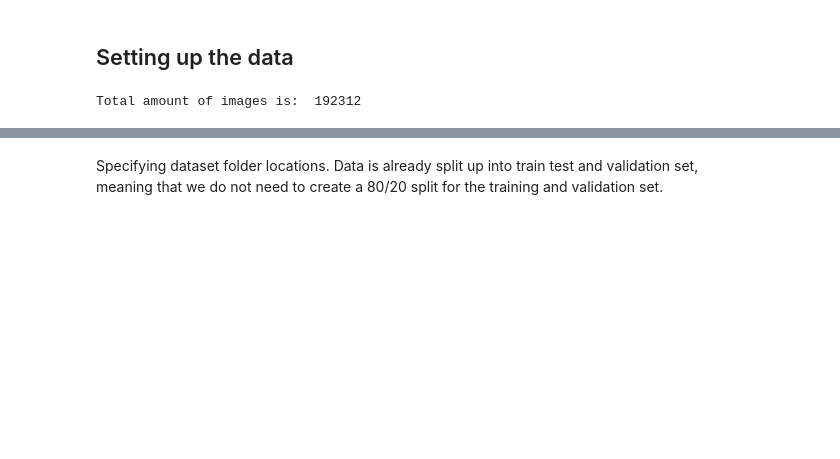
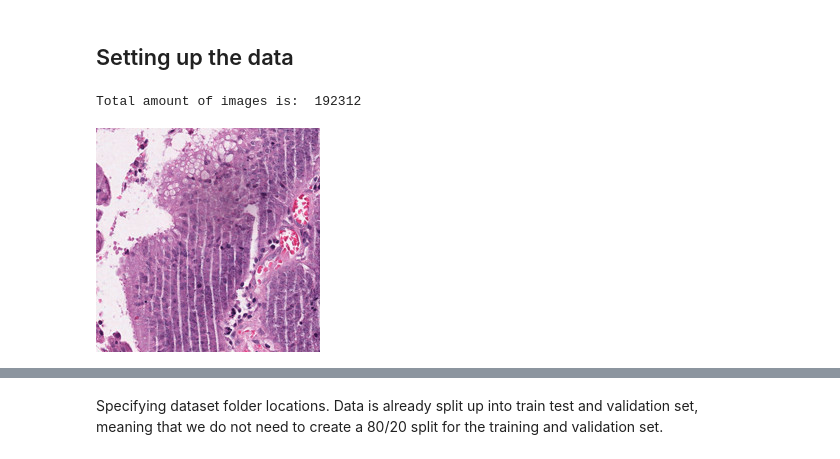
Before and after one commit to Bernold1/Gastrointestinal-Cancer-MSI-MSS-Prediction, a Jupyter notebook: slutprojek-tf.ipynb, the cells around one changed output, grey strips where cells are left out. Drawn from its saved outputs; the diff is of its cells as text; code cells hidden in the pictures; blank space fills up the shorter version.

```diff
--- a/slutprojek-tf.ipynb
+++ b/slutprojek-tf.ipynb
@@ -100,6 +84,10 @@ Total amount of images is:  192312
 train_MSS, train_MSIMUT = list(data_dir.glob('train/MSS/*')), list(data_dir.glob('train/MSIMUT/*'))
 test_MSS, test_MSIMUT = list(data_dir.glob('test/MSS/*')), list(data_dir.glob('test/MSIMUT/*'))
 val_MSS, val_MSIMUT  = list(data_dir.glob('val/MSS/*')), list(data_dir.glob('val/MSIMUT/*'))
+# %%
+PIL.Image.open(str(train_MSS[0]))
+# %% [output]
+[figure, added]
 # %%
 image_details = PIL.Image.open(str(train_MSIMUT[0]))
 width, height = image_details.size
```
Also changed, not shown: parts of 27 cells of this notebook.
